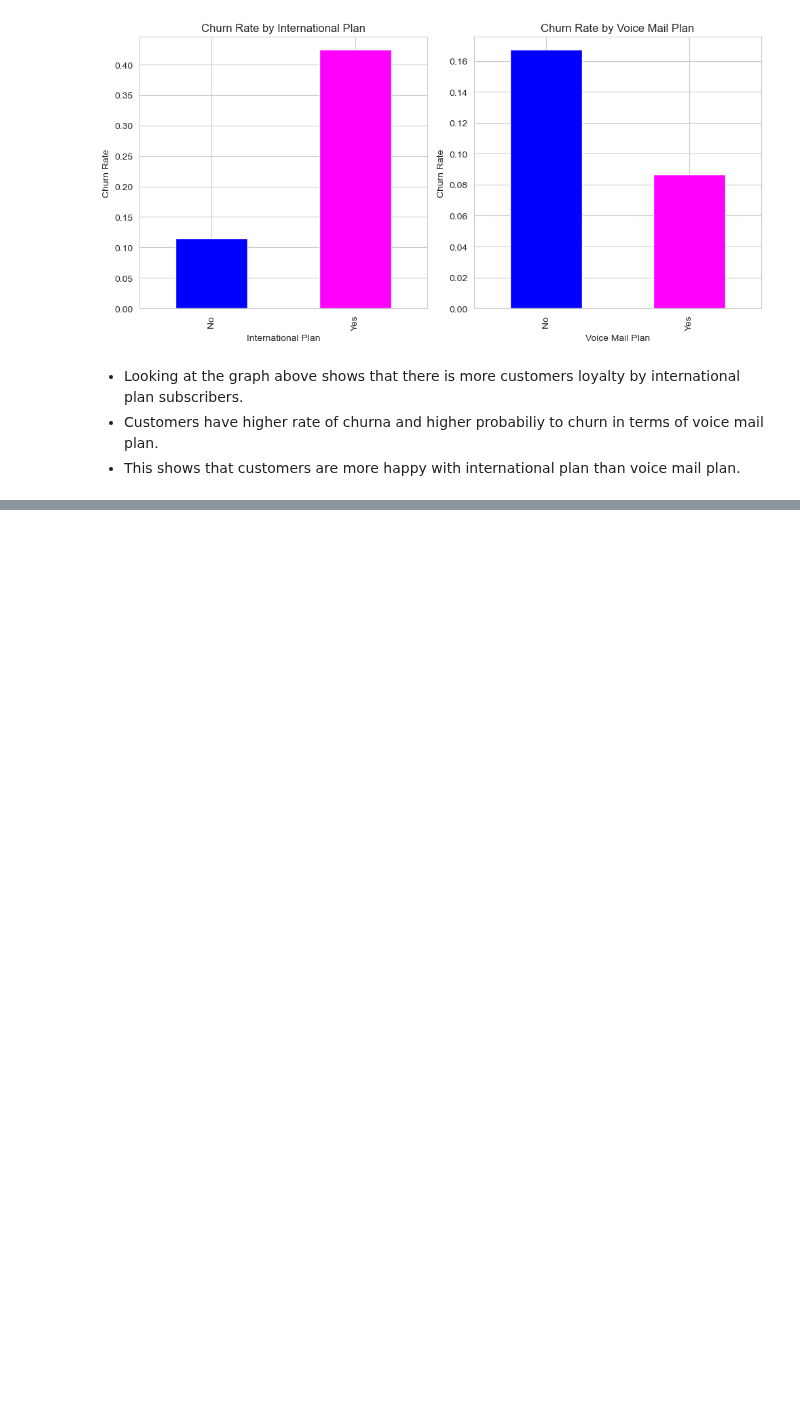
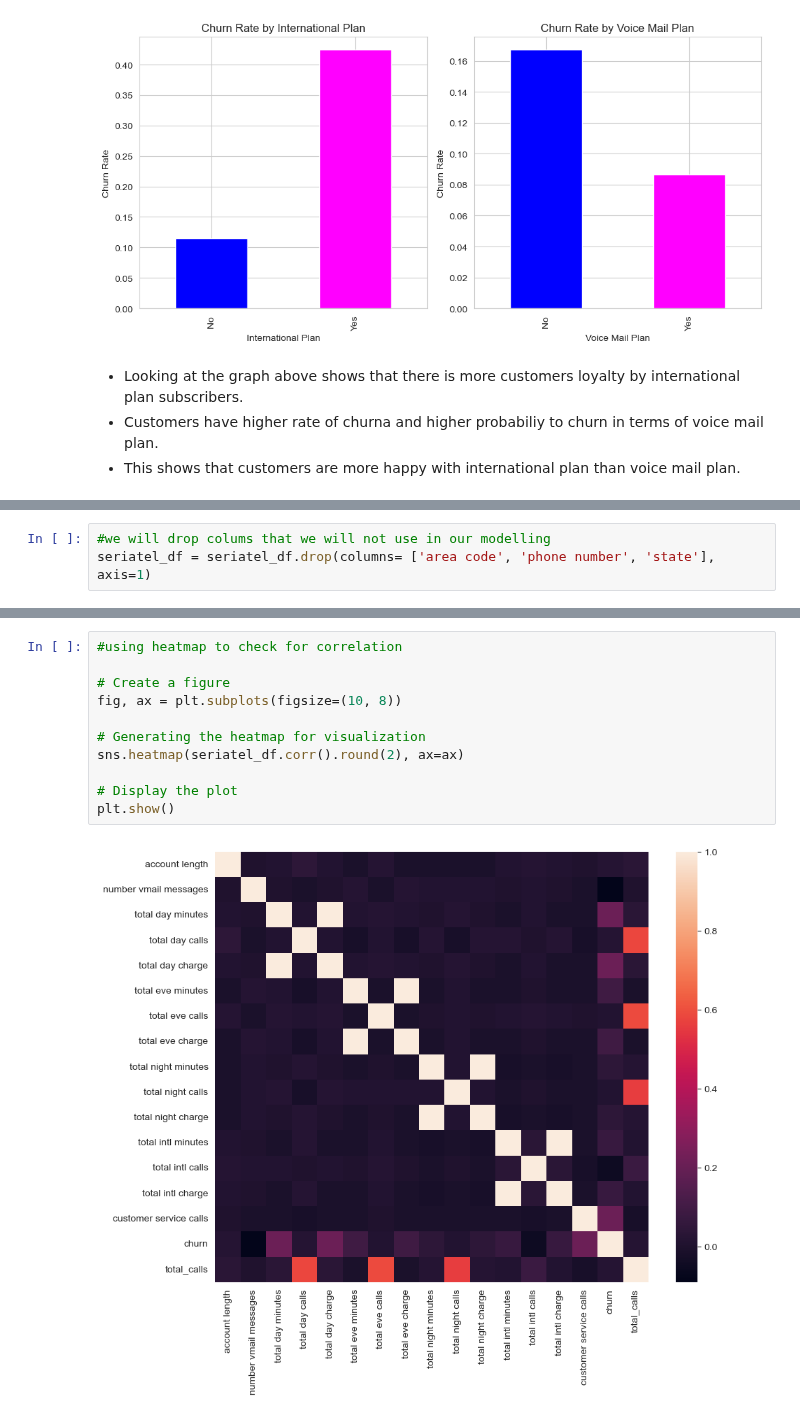
Before and after one commit to nelkemboi/dsc-phase-3-project-v2-3, a Jupyter notebook: customerchurn.ipynb, the cells around one changed output, grey strips where cells are left out. Drawn from its saved outputs; the diff is of its cells as text; blank space fills up the shorter version.

Commit message:
correlation commit

```diff
--- a/customerchurn.ipynb
+++ b/customerchurn.ipynb
@@ -281,0 +303,3 @@ plt.show()
+# %%
+#we will drop colums that we will not use in our modelling
+seriatel_df = seriatel_df.drop(columns= ['area code', 'phone number', 'state'], axis=1)
@@ -281,0 +330,13 @@ plt.show()
+# %%
+#using heatmap to check for correlation
+
+# Create a figure
+fig, ax = plt.subplots(figsize=(10, 8))
+
+# Generating the heatmap for visualization
+sns.heatmap(seriatel_df.corr().round(2), ax=ax)
+
+# Display the plot
+plt.show()
+# %% [output]
+[figure, added]
```
Also changed, not shown: parts of 17 cells of this notebook.
